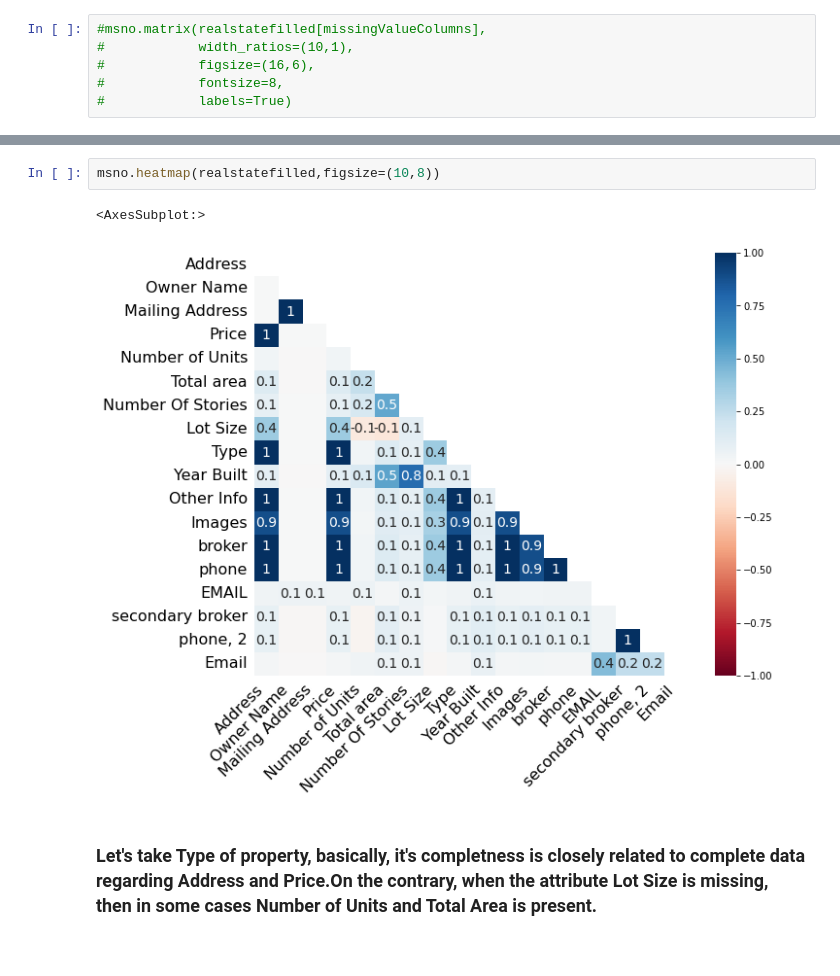
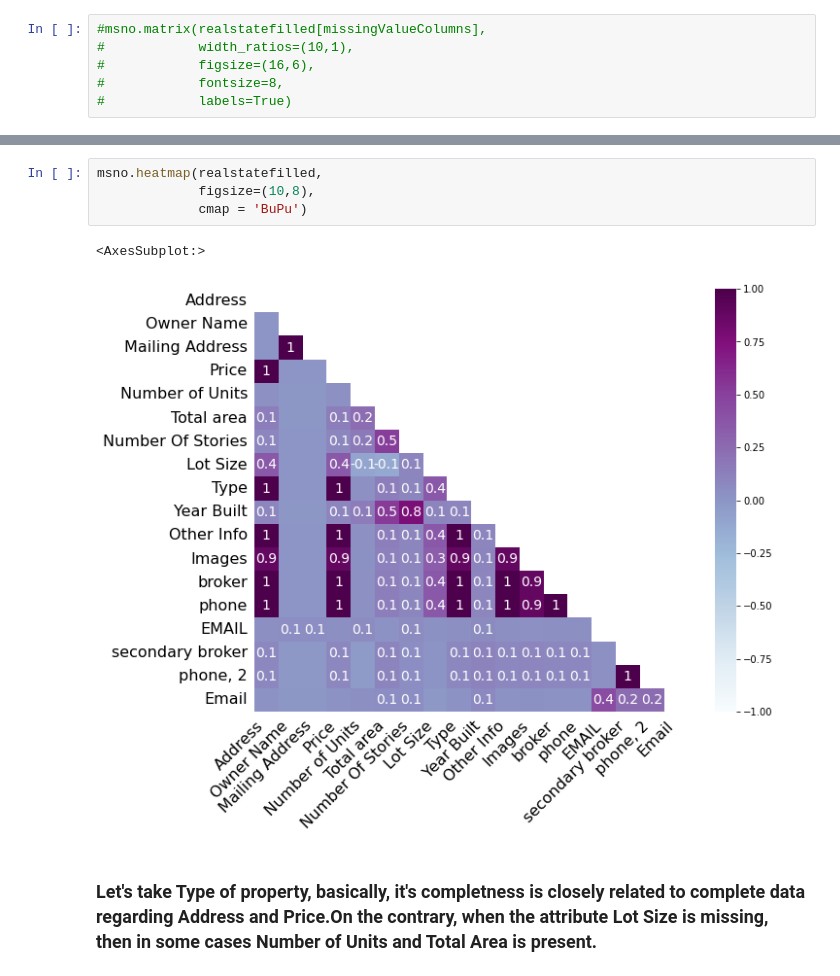
Before and after one commit to marencc/pyladies_vienna_data_course, a Jupyter notebook: eda_project/eda_project_19may.ipynb, the cells around one changed output, grey strips where cells are left out. Cells and saved outputs as stored; diff of their text form.

```diff
--- a/eda_project/eda_project_19may.ipynb
+++ b/eda_project/eda_project_19may.ipynb
@@ -193,8 +187,10 @@ Variables that are always full or always empty have no meaningful correlation, a
 # %%
-msno.heatmap(realstatefilled,figsize=(10,8))
+msno.heatmap(realstatefilled,
+             figsize=(10,8),
+             cmap = 'BuPu')
 # %% [output]
 <AxesSubplot:>
-[figure, old version]
+[figure, new version]
 # %% [markdown]
 ### Let's take Type of property, basically, it's completness is closely related to complete data regarding Address and Price.On the contrary, when the attribute Lot Size is missing, then in some cases Number of Units and Total Area is present.
 # %%
```
Also changed, not shown: parts of 24 cells of this notebook.
